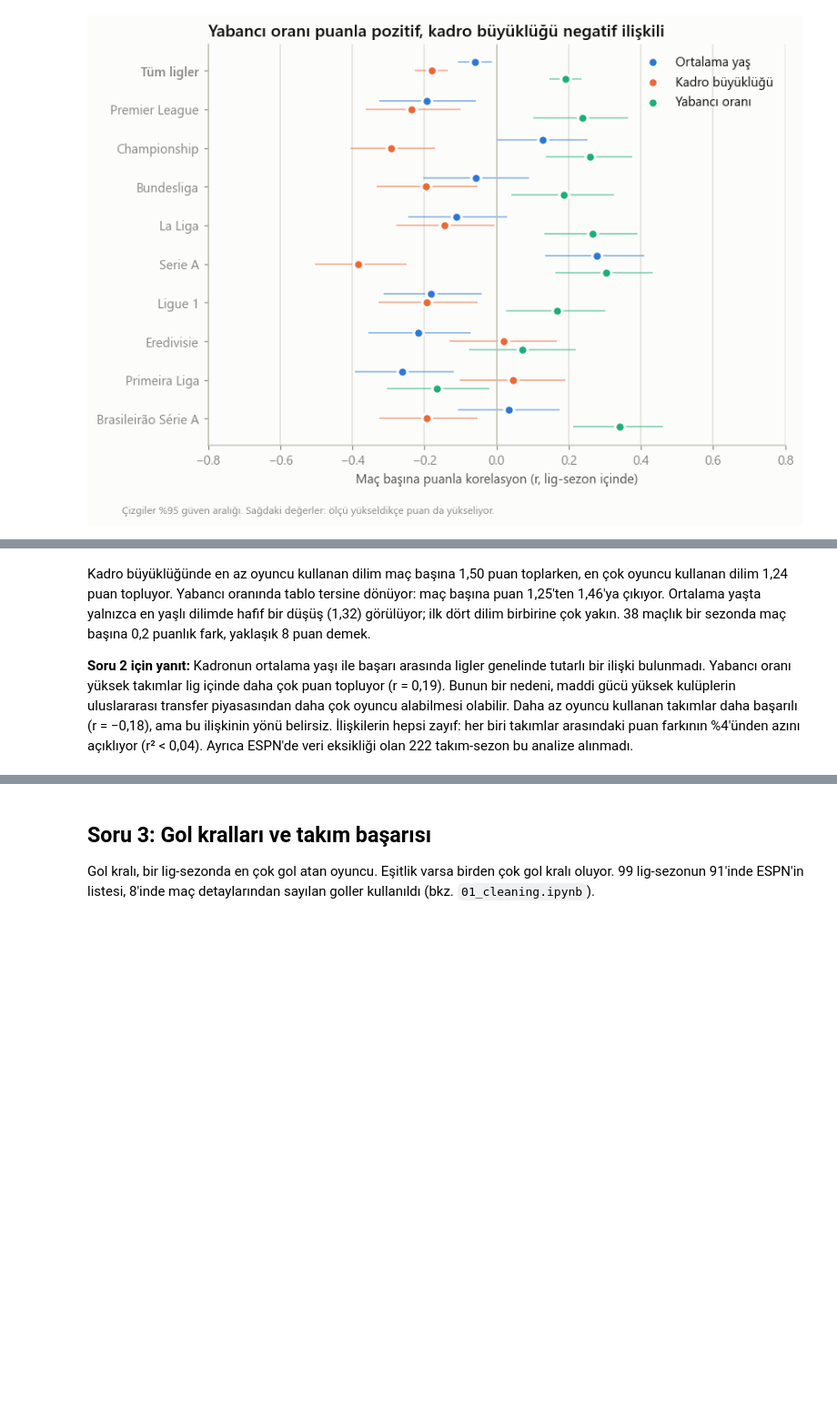
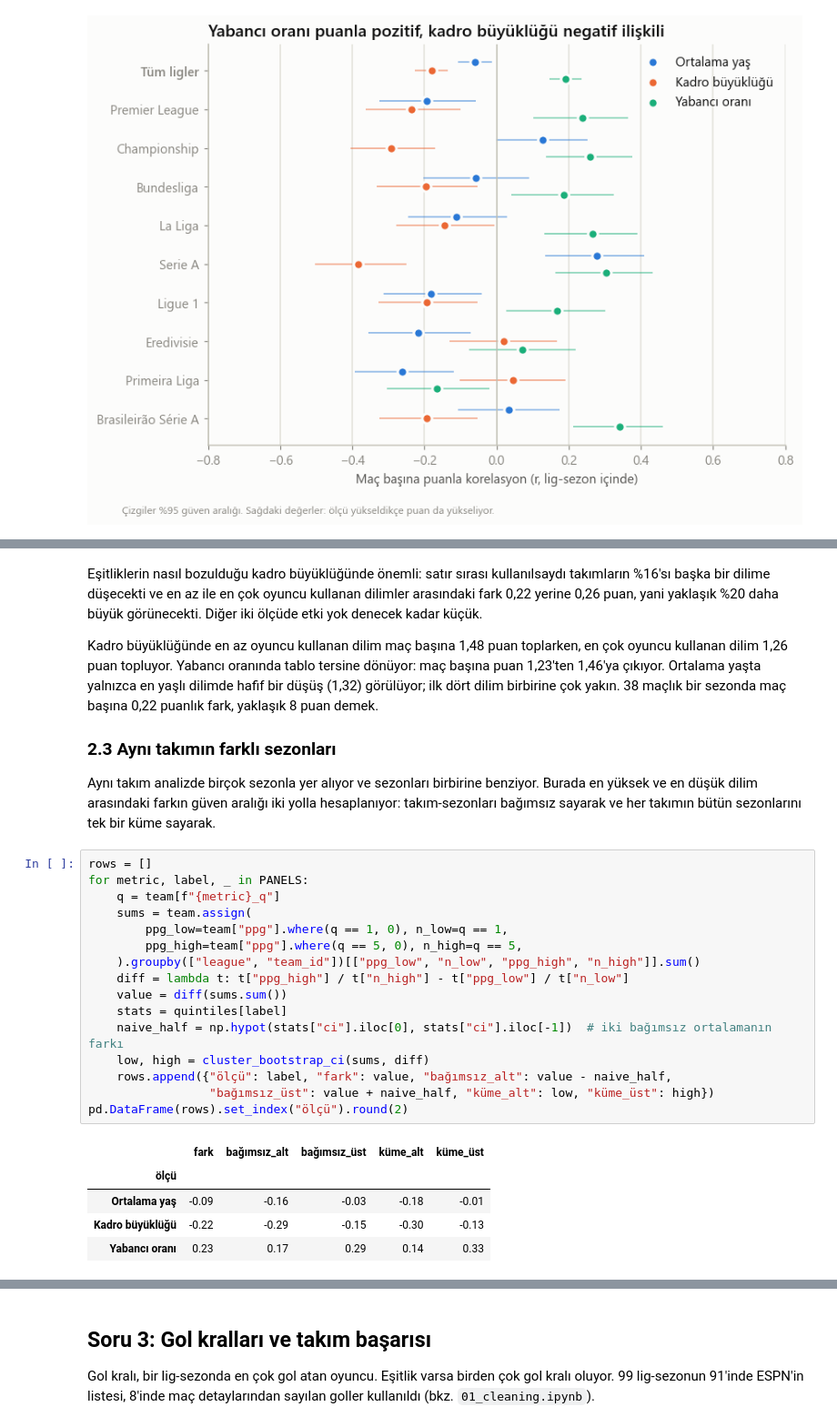
Before and after one commit to Daisyhaxx/saha-disi-faktorler, a Jupyter notebook: notebooks/02_analysis.ipynb, the cells around one changed output, grey strips where cells are left out. Shown at 91% size. Saved outputs shown, nothing was run; the diff lists cells and outputs as text; blank space fills up the shorter version.

```diff
--- a/notebooks/02_analysis.ipynb
+++ b/notebooks/02_analysis.ipynb
@@ -396,4 +481,30 @@ plt.show()
 # %% [markdown]
-Kadro büyüklüğünde en az oyuncu kullanan dilim maç başına 1,50 puan toplarken, en çok oyuncu kullanan dilim 1,24 puan topluyor. Yabancı oranında tablo tersine dönüyor: maç başına puan 1,25'ten 1,46'ya çıkıyor. Ortalama yaşta yalnızca en yaşlı dilimde hafif bir düşüş (1,32) görülüyor; ilk dört dilim birbirine çok yakın. 38 maçlık bir sezonda maç başına 0,2 puanlık fark, yaklaşık 8 puan demek.
+Eşitliklerin nasıl bozulduğu kadro büyüklüğünde önemli: satır sırası kullanılsaydı takımların %16'sı başka bir dilime düşecekti ve en az ile en çok oyuncu kullanan dilimler arasındaki fark 0,22 yerine 0,26 puan, yani yaklaşık %20 daha büyük görünecekti. Diğer iki ölçüde etki yok denecek kadar küçük.
 
-**Soru 2 için yanıt:** Kadronun ortalama yaşı ile başarı arasında ligler genelinde tutarlı bir ilişki bulunmadı. Yabancı oranı yüksek takımlar lig içinde daha çok puan topluyor (r = 0,19). Bunun bir nedeni, maddi gücü yüksek kulüplerin uluslararası transfer piyasasından daha çok oyuncu alabilmesi olabilir. Daha az oyuncu kullanan takımlar daha başarılı (r = −0,18), ama bu ilişkinin yönü belirsiz. İlişkilerin hepsi zayıf: her biri takımlar arasındaki puan farkının %4'ünden azını açıklıyor (r² < 0,04). Ayrıca ESPN'de veri eksikliği olan 222 takım-sezon bu analize alınmadı.
+Kadro büyüklüğünde en az oyuncu kullanan dilim maç başına 1,48 puan toplarken, en çok oyuncu kullanan dilim 1,26 puan topluyor. Yabancı oranında tablo tersine dönüyor: maç başına puan 1,23'ten 1,46'ya çıkıyor. Ortalama yaşta yalnızca en yaşlı dilimde hafif bir düşüş (1,32) görülüyor; ilk dört dilim birbirine çok yakın. 38 maçlık bir sezonda maç başına 0,22 puanlık fark, yaklaşık 8 puan demek.
+
+### 2.3 Aynı takımın farklı sezonları
+
+Aynı takım analizde birçok sezonla yer alıyor ve sezonları birbirine benziyor. Burada en yüksek ve en düşük dilim arasındaki farkın güven aralığı iki yolla hesaplanıyor: takım-sezonları bağımsız sayarak ve her takımın bütün sezonlarını tek bir küme sayarak.
+# %%
+rows = []
+for metric, label, _ in PANELS:
+    q = team[f"{metric}_q"]
+    sums = team.assign(
+        ppg_low=team["ppg"].where(q == 1, 0), n_low=q == 1,
+        ppg_high=team["ppg"].where(q == 5, 0), n_high=q == 5,
+    ).groupby(["league", "team_id"])[["ppg_low", "n_low", "ppg_high", "n_high"]].sum()
+    diff = lambda t: t["ppg_high"] / t["n_high"] - t["ppg_low"] / t["n_low"]
+    value = diff(sums.sum())
+    stats = quintiles[label]
+    naive_half = np.hypot(stats["ci"].iloc[0], stats["ci"].iloc[-1])  # iki bağımsız ortalamanın farkı
+    low, high = cluster_bootstrap_ci(sums, diff)
+    rows.append({"ölçü": label, "fark": value, "bağımsız_alt": value - naive_half,
+                 "bağımsız_üst": value + naive_half, "küme_alt": low, "küme_üst": high})
+pd.DataFrame(rows).set_index("ölçü").round(2)
+# %% [output]
+|  | fark | bağımsız_alt | bağımsız_üst | küme_alt | küme_üst |
+| ölçü |  |  |  |  |  |
+| Ortalama yaş | -0.09 | -0.16 | -0.03 | -0.18 | -0.01 |
+| Kadro büyüklüğü | -0.22 | -0.29 | -0.15 | -0.30 | -0.13 |
+| Yabancı oranı | 0.23 | 0.17 | 0.29 | 0.14 | 0.33 |
```
Also changed, not shown: parts of 14 cells of this notebook, 5 other files.
